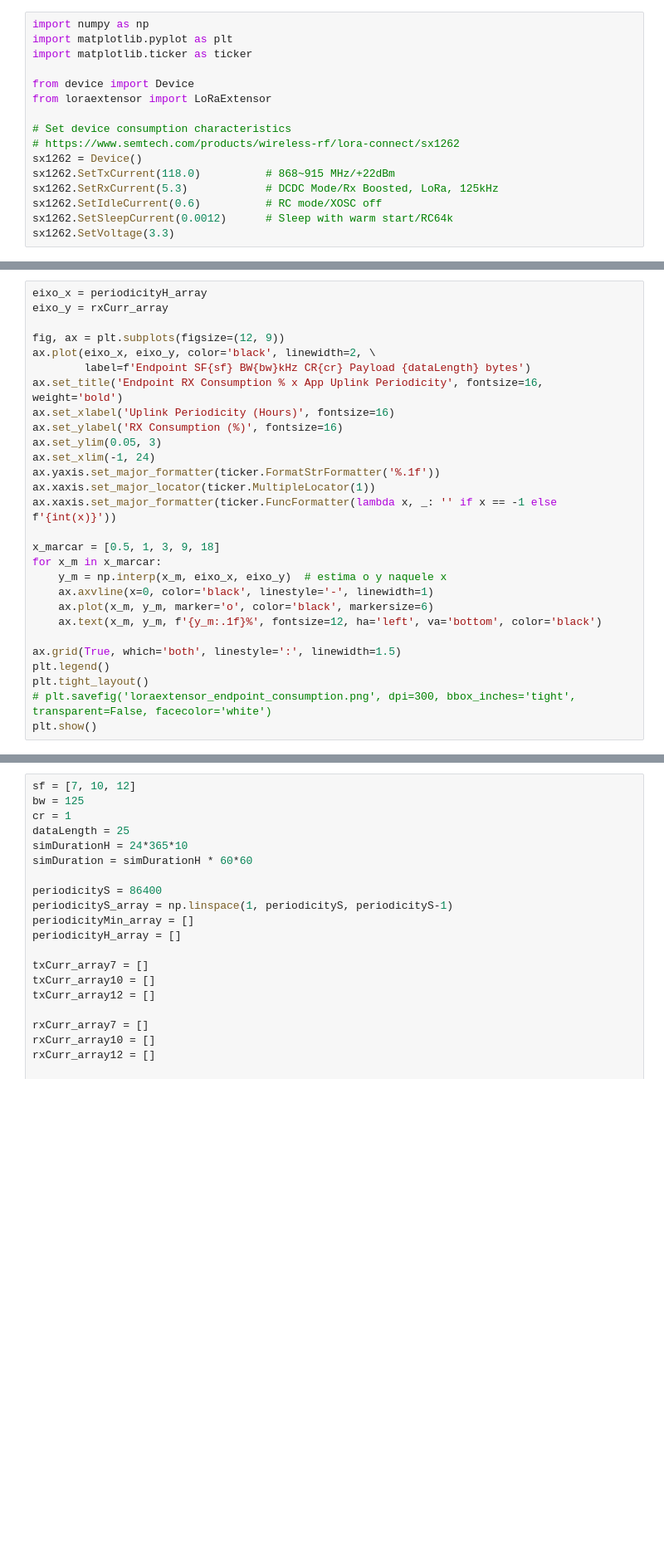
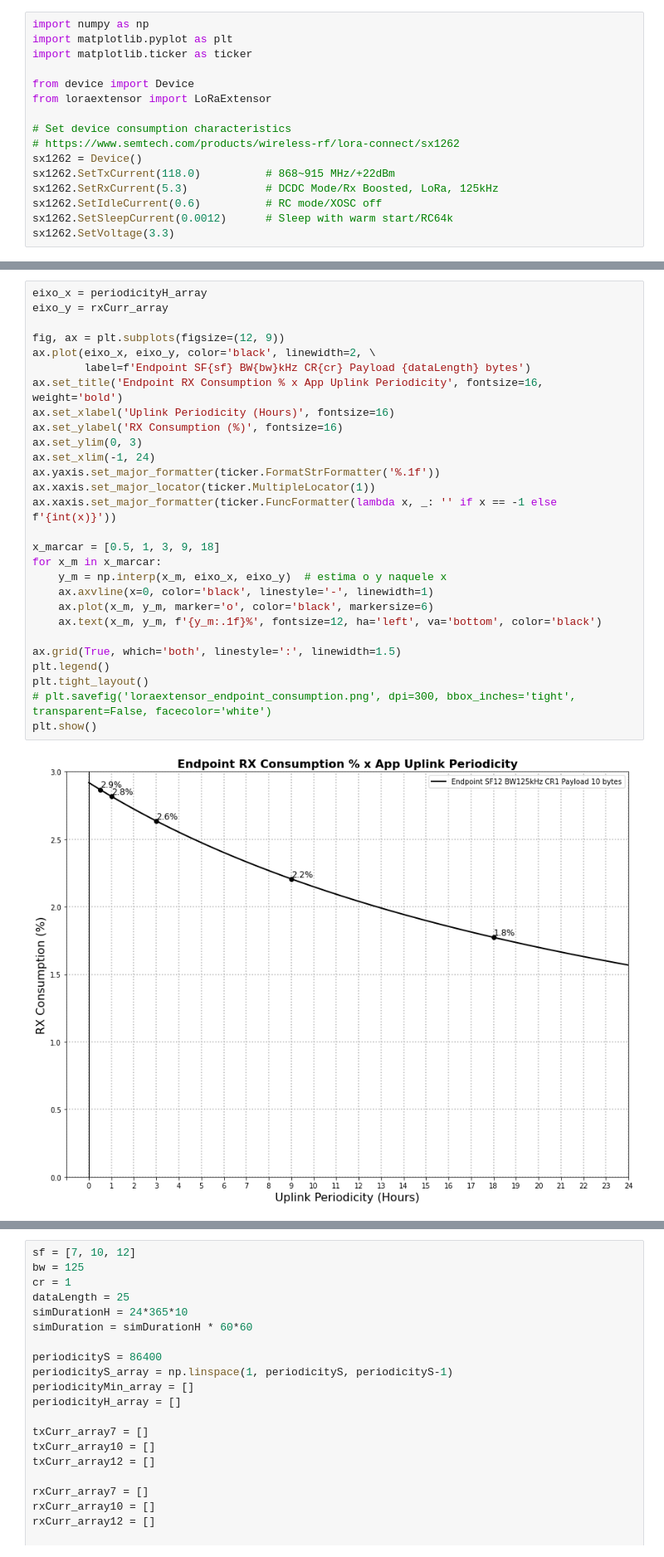
Before and after one commit to ykupas/LoRaExtender, a Jupyter notebook: loraextensor_endpoint.ipynb, the cells around one changed output, grey strips where cells are left out. Shown at 83% size. Cells and saved outputs as stored; diff of their text form; blank space fills up the shorter version.

```diff
--- a/loraextensor_endpoint.ipynb
+++ b/loraextensor_endpoint.ipynb
@@ -108,31 +118,33 @@ plt.show()
 # %%
 eixo_x = periodicityH_array
 eixo_y = rxCurr_array
 
 fig, ax = plt.subplots(figsize=(12, 9))
 ax.plot(eixo_x, eixo_y, color='black', linewidth=2, \
         label=f'Endpoint SF{sf} BW{bw}kHz CR{cr} Payload {dataLength} bytes')
 ax.set_title('Endpoint RX Consumption % x App Uplink Periodicity', fontsize=16, weight='bold')
 ax.set_xlabel('Uplink Periodicity (Hours)', fontsize=16)
 ax.set_ylabel('RX Consumption (%)', fontsize=16)
-ax.set_ylim(0.05, 3)
+ax.set_ylim(0, 3)
 ax.set_xlim(-1, 24)
 ax.yaxis.set_major_formatter(ticker.FormatStrFormatter('%.1f'))
 ax.xaxis.set_major_locator(ticker.MultipleLocator(1))
 ax.xaxis.set_major_formatter(ticker.FuncFormatter(lambda x, _: '' if x == -1 else f'{int(x)}'))
 
 x_marcar = [0.5, 1, 3, 9, 18]
 for x_m in x_marcar:
     y_m = np.interp(x_m, eixo_x, eixo_y)  # estima o y naquele x
     ax.axvline(x=0, color='black', linestyle='-', linewidth=1)
     ax.plot(x_m, y_m, marker='o', color='black', markersize=6)
     ax.text(x_m, y_m, f'{y_m:.1f}%', fontsize=12, ha='left', va='bottom', color='black')
 
 ax.grid(True, which='both', linestyle=':', linewidth=1.5)
 plt.legend()
 plt.tight_layout()
 # plt.savefig('loraextensor_endpoint_consumption.png', dpi=300, bbox_inches='tight', transparent=False, facecolor='white')
 plt.show()
+# %% [output]
+[figure, added]
 # %%
 eixo_x = periodicityH_array
 eixo_y = sleepCurr_array
```
Also changed, not shown: parts of 17 cells of this notebook, 4 other files.
